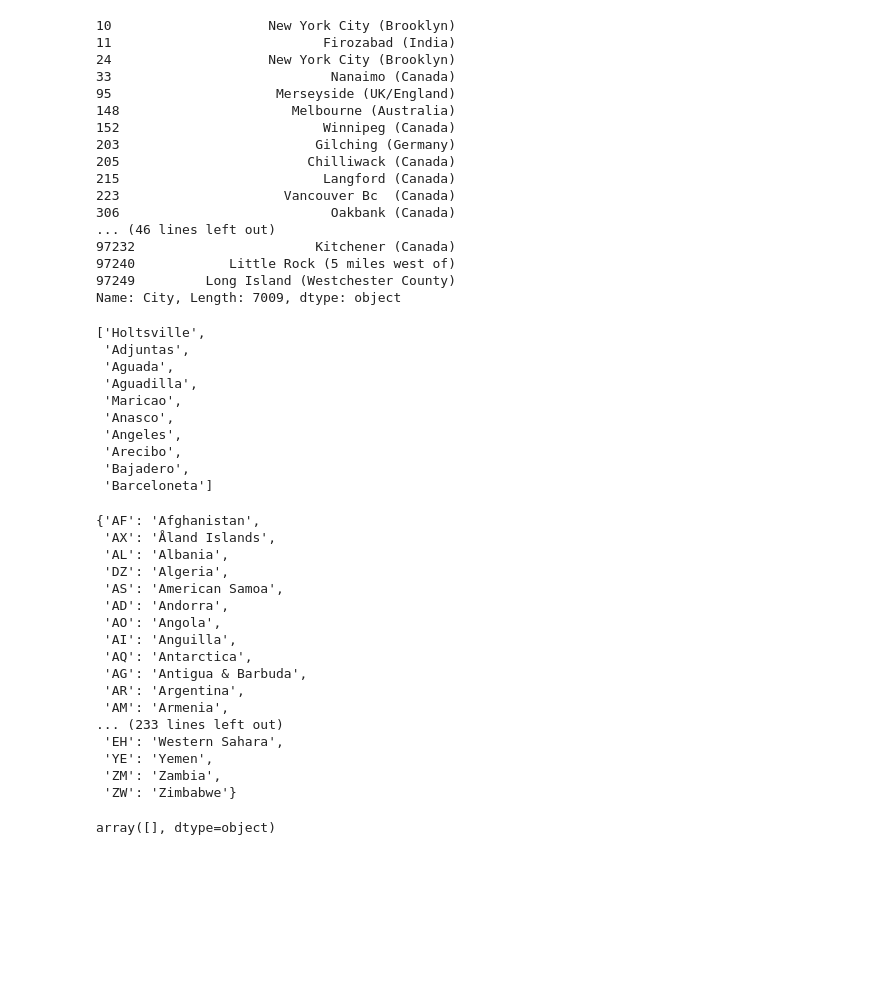
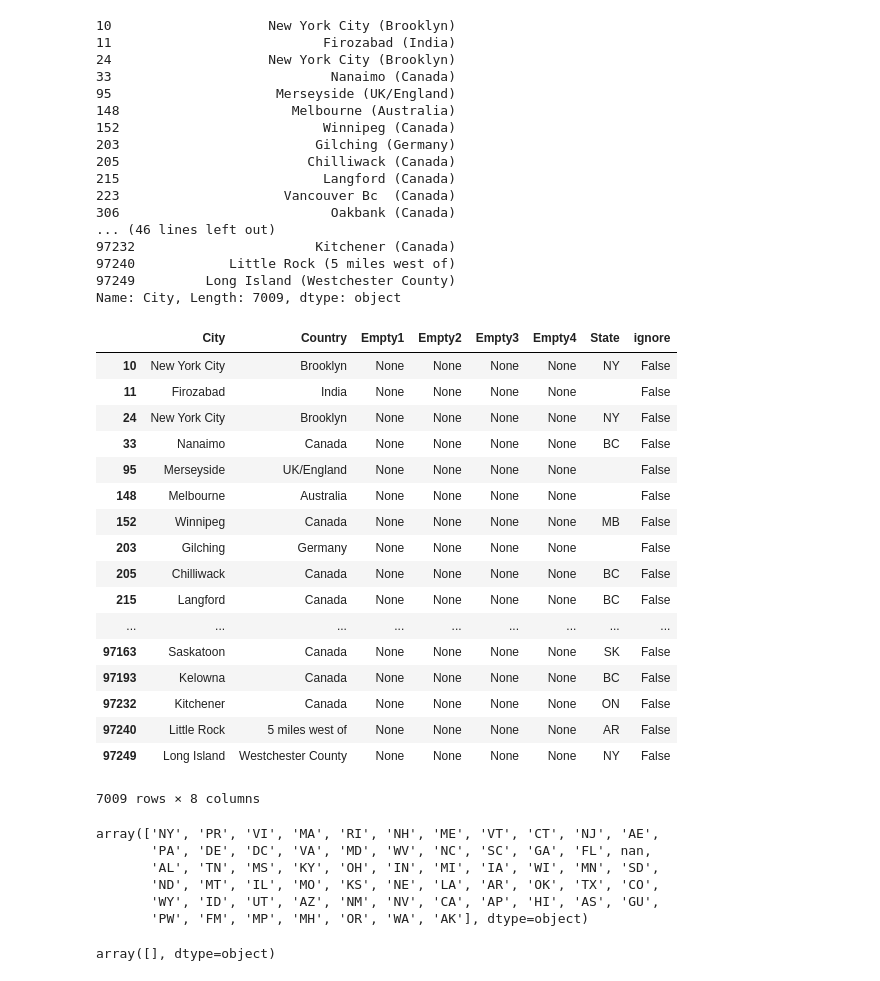
Before and after one commit to sbuch337/COMP4447, a Jupyter notebook: project_clean_data.ipynb, the cells around one changed output. Cells and saved outputs as stored; diff of their text form; code cells hidden in the pictures; blank space fills up the shorter version.

```diff
--- a/project_clean_data.ipynb
+++ b/project_clean_data.ipynb
@@ -188,5 +194,8 @@ sightings_cleaned
 # %% [markdown]
 The next section is cleaning up the city, state, and country column. To begin, we take cities that have () in them. We split that. Some of the parentheses have country or state in them, however, many do not have anything useful. Once cleaned, that needs to be merged back in and the general task of cleaning up the remaining location data may go forward.
+# %%
+# Backup the City column in case the notes may be useful
+sightings_cleaned["Notes"] = sightings_cleaned[sightings_cleaned['City'].str.contains('\(')].City
 # %%
 sightings_cleaned[sightings_cleaned['City'].str.contains('\(')].City
 # %% [output]
@@ -219,43 +228,43 @@ df
 
 for index, row in df.iterrows():
     df.loc[index, "State"] = sightings_cleaned.loc[index].State
+# %%
+df["ignore"] = False
+# %%
+df
+# %% [output]
+|  | City | Country | Empty1 | Empty2 | Empty3 | Empty4 | State | ignore |
+| 10 | New York City | Brooklyn | None | None | None | None | NY | False |
+| 11 | Firozabad | India | None | None | None | None |  | False |
+| 24 | New York City | Brooklyn | None | None | None | None | NY | False |
+| 33 | Nanaimo | Canada | None | None | None | None | BC | False |
+| 95 | Merseyside | UK/England | None | None | None | None |  | False |
+| 148 | Melbourne | Australia | None | None | None | None |  | False |
+| 152 | Winnipeg | Canada | None | None | None | None | MB | False |
+| 203 | Gilching | Germany | None | None | None | None |  | False |
+| 205 | Chilliwack | Canada | None | None | None | None | BC | False |
+| 215 | Langford | Canada | None | None | None | None | BC | False |
+| ... | ... | ... | ... | ... | ... | ... | ... | ... |
+| 97163 | Saskatoon | Canada | None | None | None | None | SK | False |
+| 97193 | Kelowna | Canada | None | None | None | None | BC | False |
+| 97232 | Kitchener | Canada | None | None | None | None | ON | False |
+| 97240 | Little Rock | 5 miles west of | None | None | None | None | AR | False |
+| 97249 | Long Island | Westchester County | None | None | None | None | NY | False |
+7009 rows × 8 columns
 # %%
 countries = dict(country_list.countries_for_language('en'))
 cities_file = "us_cities_states_counties.csv"
 cities_df = pd.read_csv(cities_file, delimiter="|")
 city_list = cities_df.City.unique().tolist()
-city_list[0:10]
+
+cities_df["State short"].unique()
 # %% [output]
-['Holtsville',
- 'Adjuntas',
- 'Aguada',
- 'Aguadilla',
- 'Maricao',
- 'Anasco',
- 'Angeles',
- 'Arecibo',
- 'Bajadero',
- 'Barceloneta']
+array(['NY', 'PR', 'VI', 'MA', 'RI', 'NH', 'ME', 'VT', 'CT', 'NJ', 'AE',
+       'PA', 'DE', 'DC', 'VA', 'MD', 'WV', 'NC', 'SC', 'GA', 'FL', nan,
+       'AL', 'TN', 'MS', 'KY', 'OH', 'IN', 'MI', 'IA', 'WI', 'MN', 'SD',
+       'ND', 'MT', 'IL', 'MO', 'KS', 'NE', 'LA', 'AR', 'OK', 'TX', 'CO',
+       'WY', 'ID', 'UT', 'AZ', 'NM', 'NV', 'CA', 'AP', 'HI', 'AS', 'GU',
+       'PW', 'FM', 'MP', 'MH', 'OR', 'WA', 'AK'], dtype=object)
-# %%
-countries
-# %% [output]
-{'AF': 'Afghanistan',
- 'AX': 'Åland Islands',
- 'AL': 'Albania',
- 'DZ': 'Algeria',
- 'AS': 'American Samoa',
- 'AD': 'Andorra',
- 'AO': 'Angola',
- 'AI': 'Anguilla',
- 'AQ': 'Antarctica',
- 'AG': 'Antigua & Barbuda',
- 'AR': 'Argentina',
- 'AM': 'Armenia',
-... (233 lines left out)
- 'EH': 'Western Sahara',
- 'YE': 'Yemen',
- 'ZM': 'Zambia',
- 'ZW': 'Zimbabwe'}
 # %%
 # This record is "NA" for the country. Have to fix that or the next few things will throw an error.
 # Ask me how I know that.
```
Also changed, not shown: parts of 22 cells of this notebook.
